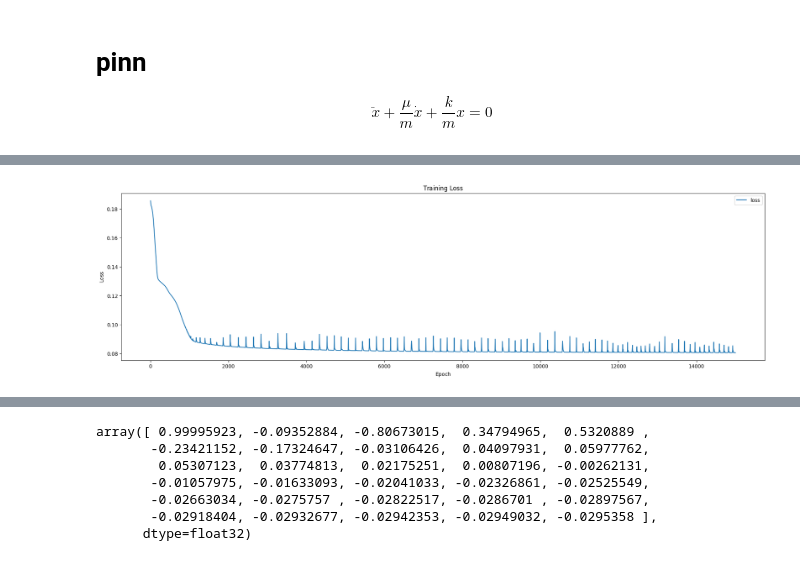
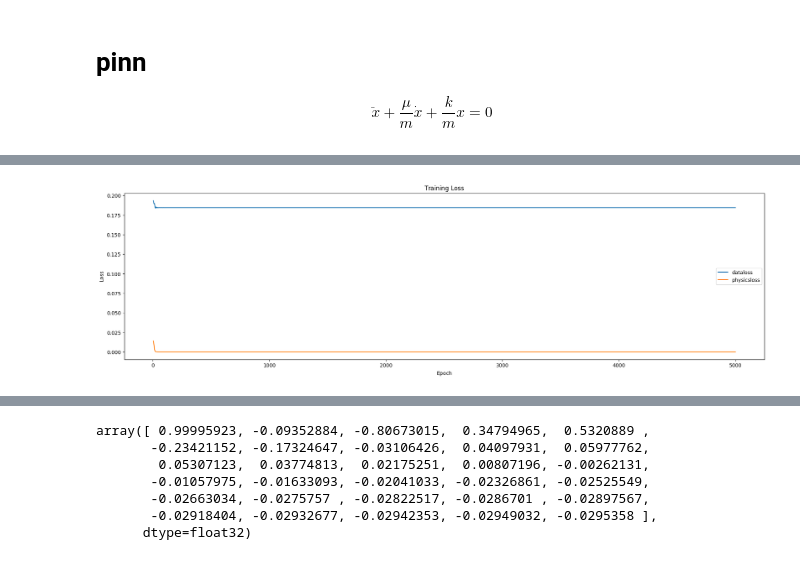
Before and after one commit to thiagodsd/ppgcc-deep-learning-pinn, a Jupyter notebook: notebooks/dho_without_param_learning.ipynb, the cells around one changed output, grey strips where cells are left out. Saved outputs shown, nothing was run; the diff lists cells and outputs as text; code cells hidden in the pictures.

```diff
--- a/notebooks/dho_without_param_learning.ipynb
+++ b/notebooks/dho_without_param_learning.ipynb
@@ -72,6 +73,10 @@ pd.DataFrame(data, columns=["t", "x", "v", "a"])
 * $v_0 = 0 m s^{-1}$
 # %%
 X = pd.read_csv("../data/01_raw/damped-harmonic-oscillator/extrapolation/train.csv").query("time <= 50")
+
+min_max_scaler = MinMaxScaler()
+X["time"] = min_max_scaler.fit_transform(X["time"].values.reshape(-1, 1))
+
 display(X)
 
 # plot experimental data
@@ -107,7 +112,7 @@ omega = np.sqrt(omega_0**2 - delta**2)
 t = np.linspace(0, 50, 1000)
 x = np.exp(-delta*t)*(x_0*np.cos(omega*t) + (v_0 + delta*x_0)/omega*np.sin(omega*t))
 ax1.plot(
-    t,
+    min_max_scaler.transform(t.reshape(-1, 1)),
     x,
     c="k", linestyle="--",
     label=r"$\text{exact solution}$"
@@ -384,7 +382,7 @@ plt.xlabel(r"$\mathrm{Test}$ $R^2$")
 plt.ylabel(r"$\Delta$ ($\mathrm{Train-Test}$) $R^2$")
 
 display(hparam_df.sort_values(by="values_0", ascending=False))
-user_pick_index = 9
+user_pick_index = 7
 
 hparam_dict = study.get_trials()[user_pick_index].params
 
@@ -437,7 +429,7 @@ criterion = nn.MSELoss()
 
 plot_loss_train = dict(epoch=[], loss=[])
 
-for epoch in range(hparam_dict["num_epochs"]):
+for epoch in range(hparam_dict["num_epochs"]*50):
     # forward
     y_train_hat = model(x_train)
     loss = criterion(y_train_hat, y_train)
@@ -547,3 +532,10 @@ plt.savefig("../data/08_reporting/figures/oscilador_harmonico_predictions_tuning
 # pinn
 
 $$ \ddot{x} + \frac{\mu}{m} \dot{x} + \frac{k}{m} x = 0 $$
+# %%
+X = pd.read_csv("../data/01_raw/damped-harmonic-oscillator/extrapolation/train.csv").query("time <= 50")
+
+min_max_scaler = MinMaxScaler()
+X["time"] = min_max_scaler.fit_transform(X["time"].values.reshape(-1, 1))
+
+display(X)
@@ -557,48 +567,63 @@ v_0 = 0
 torch.manual_seed(33)
 device = torch.device("cuda:0" if torch.cuda.is_available() else "cpu")
 
-x_train = torch.tensor(X.query("time <= 30")["time"].values).float().unsqueeze(1).to(device)
-y_train = torch.tensor(X.query("time <= 30")["displacement"].values).float().unsqueeze(1).to(device)
+x_train = torch.tensor(X.query("time <= 0.6")["time"].values).float().unsqueeze(1).to(device)
+y_train = torch.tensor(X.query("time <= 0.6")["displacement"].values).float().unsqueeze(1).to(device)
 
-x_test = torch.tensor(X.query("time > 30 and time <= 50")["time"].values).float().unsqueeze(1).to(device)
-y_test = torch.tensor(X.query("time > 30 and time <= 50")["displacement"].values).float().unsqueeze(1).to(device)
+x_test = torch.tensor(X.query("time > 0.6 and time <= 1")["time"].values).float().unsqueeze(1).to(device)
+y_test = torch.tensor(X.query("time > 0.6 and time <= 1")["displacement"].values).float().unsqueeze(1).to(device)
 
 hparam_dict = {
-    'learning_rate': 1e-4,
+    'learning_rate': 5e-2,
     'n_layers': 8,
-    'n_neurons': 32,
-    'num_epochs': 15000,
-    'weight_decay': 0.0019687105625249557
+    'n_neurons': 64,
+    'num_epochs': 5000,
  }
 
 learning_rate = hparam_dict["learning_rate"]
 num_epochs = hparam_dict["num_epochs"]
 architecture = [1] + [hparam_dict["n_neurons"] for _ in range(hparam_dict["n_layers"])] + [1]
 
-model = MultiLayerPerceptronRegressor(architecture, nn.Tanh)
+model = MultiLayerPerceptronRegressor(architecture, nn.ReLU)
 model.to(device)
+# optimizer = optim.SGD(model.parameters(), lr=learning_rate, momentum=0.9)
 optimizer = optim.Adam(model.parameters(), lr=learning_rate)#, weight_decay=hparam_dict["weight_decay"])
 criterion = nn.MSELoss()
 
-plot_loss_train = dict(epoch=[], loss=[])
+print(model)
 
-_locations = torch.linspace(0, 50, 30).view(-1,1).requires_grad_(True).unsqueeze(1).to(device)
+plot_loss_train = dict(epoch=[], dataloss=[], physicsloss=[])
+
+_locations = torch.linspace(0, 1, 25).view(-1,1).requires_grad_(True).to(device)
+_m = torch.tensor(m, dtype=torch.float, requires_grad=False).to(device)
+_mu = torch.tensor(mu, dtype=torch.float, requires_grad=False).to(device)
+_k = torch.tensor(k, dtype=torch.float, requires_grad=False).to(device)
+_x0 = torch.tensor(x_0, dtype=torch.float, requires_grad=False).to(device)
+_v0 = torch.tensor(v_0, dtype=torch.float, requires_grad=False).to(device)
 
 for epoch in range(hparam_dict["num_epochs"]):
+    optimizer.zero_grad()
+
     # forward
     y_train_hat = model(x_train)
-    data_loss = criterion(y_train_hat, y_train)
+    data_loss = torch.mean((y_train_hat - y_train)**2)
 
     y_location_hat = model(_locations)
     dydt = torch.autograd.grad(y_location_hat, _locations, grad_outputs=torch.ones_like(y_location_hat), create_graph=True)[0]
     dy2dt2 = torch.autograd.grad(dydt, _locations, grad_outputs=torch.ones_like(dydt), create_graph=True)[0]
-    _diff_equation = m*dy2dt2 + mu*dydt + k*y_location_hat
+
+    _x0_loss = torch.mean((y_location_hat[0] - _x0)**2)
+    _v0_loss = torch.mean((dydt[0] - _v0)**2)
+
+    _diff_equation = _m*dy2dt2 + _mu*dydt + _k*y_location_hat
+
     physics_loss = torch.mean(_diff_equation**2)
 
-    loss = data_loss + physics_loss
+    loss = physics_loss
+
+    print(f"Data Loss: {data_loss.item():.6f}, Physics Loss: {physics_loss.item():.6f}, x0 Loss: {_x0_loss.item():.6f}, v0 Loss: {_v0_loss.item():.6f}, Total Loss: {loss.item():.6f}")
 
     # backward
-    optimizer.zero_grad()
     loss.backward()
     optimizer.step()
 
@@ -611,11 +636,13 @@ for epoch in range(hparam_dict["num_epochs"]):
 
     if (epoch+1) % 5 == 0:
         plot_loss_train["epoch"].append(epoch+1)
-        plot_loss_train["loss"].append(loss.item())
+        plot_loss_train["dataloss"].append(data_loss.item())
+        plot_loss_train["physicsloss"].append(physics_loss.item())
 
 fig, (ax1) = plt.subplots(ncols=1, nrows=1, figsize=(23, 6))
 
-pd.DataFrame(plot_loss_train).plot(x="epoch", y="loss", figsize=(23, 6), ax=ax1)
+pd.DataFrame(plot_loss_train).plot(x="epoch", y="dataloss", figsize=(23, 6), ax=ax1)
+pd.DataFrame(plot_loss_train).plot(x="epoch", y="physicsloss", figsize=(23, 6), ax=ax1)
 ax1.set_xlabel(r"$\mathrm{Epoch}$")
 ax1.set_ylabel(r"$\mathrm{Loss}$")
 ax1.set_title(r"$\mathrm{Training}$ $\mathrm{Loss}$")
@@ -642,2 +669,2 @@ epoch [15000/15000] loss: 0.0805 physics loss: 0.0053
-[figure, old version]
+[figure, new version]
 # %%
```
Also changed, not shown: parts of 16 cells of this notebook, 9 other files.
